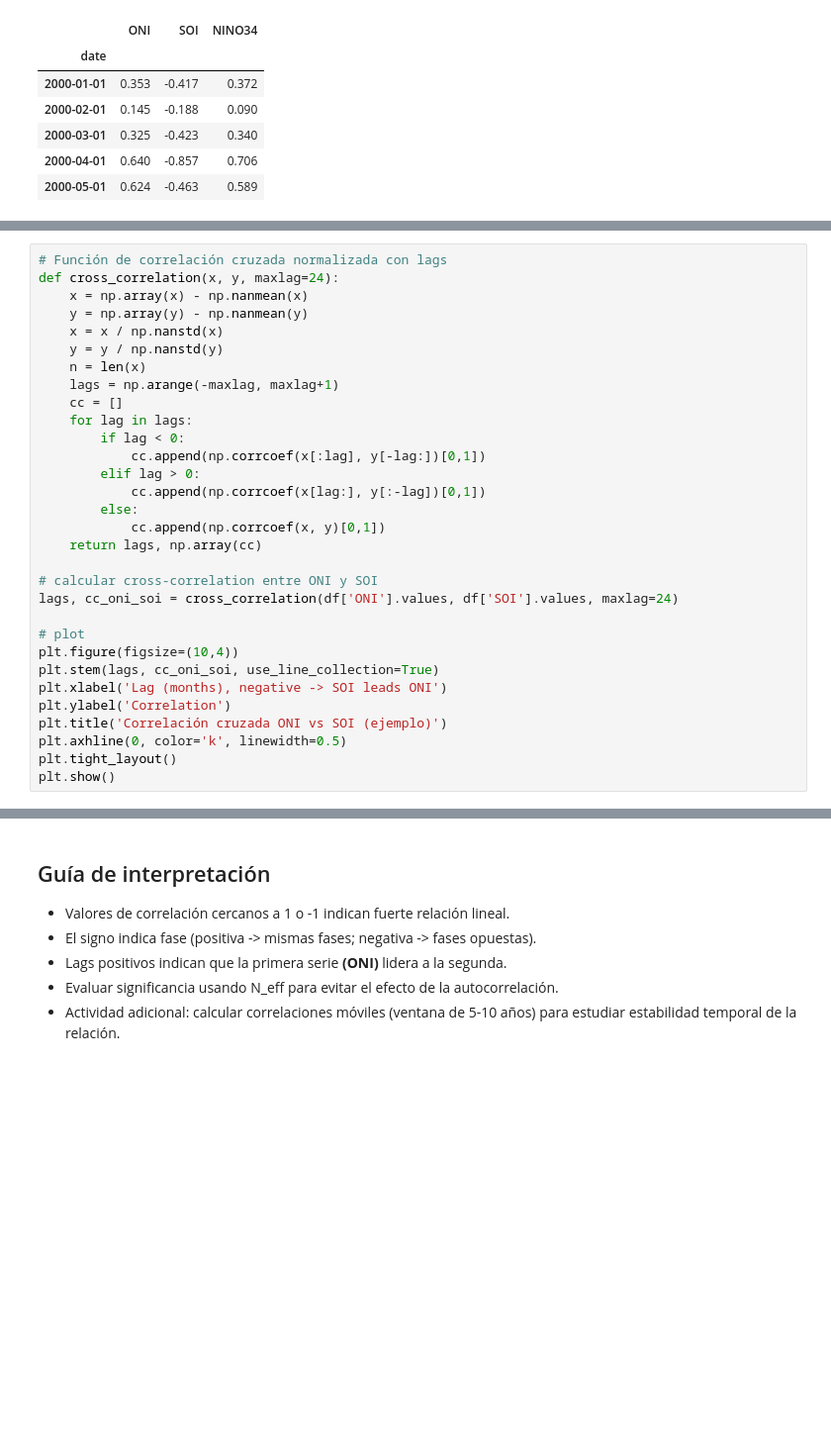
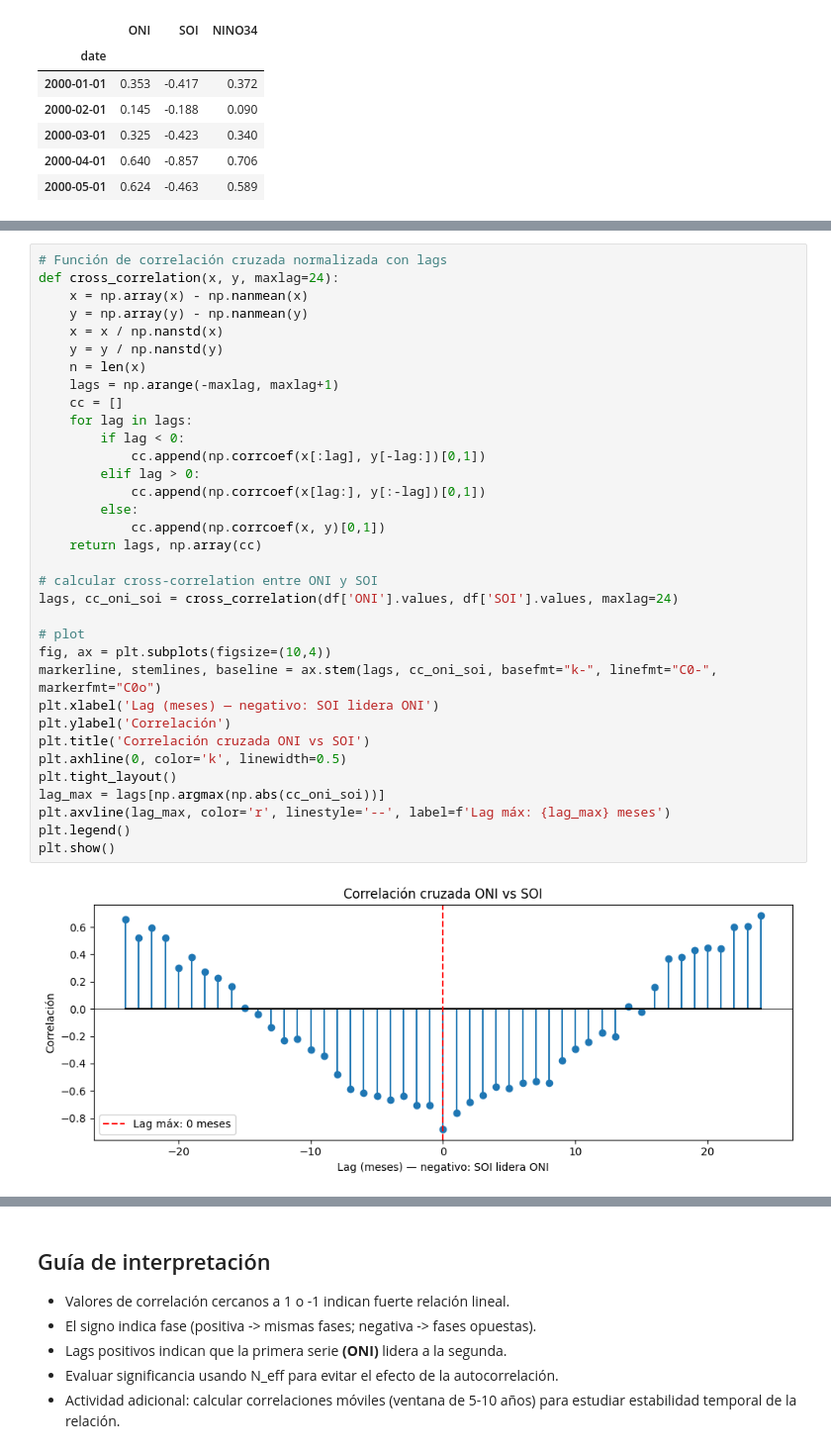
Before and after one commit to fbecker23/TP-Oceano---Circulacion-General, a Jupyter notebook: ejercicios/ejercicio-1/ejercicio_1_indices.ipynb, the cells around one changed output, grey strips where cells are left out. Shown at 99% size. Saved outputs shown, nothing was run; the diff lists cells and outputs as text; blank space fills up the shorter version.

```diff
--- a/ejercicios/ejercicio-1/ejercicio_1_indices.ipynb
+++ b/ejercicios/ejercicio-1/ejercicio_1_indices.ipynb
@@ -63,34 +66,39 @@ plt.show()
 # %%
 # Función de correlación cruzada normalizada con lags
 def cross_correlation(x, y, maxlag=24):
     x = np.array(x) - np.nanmean(x)
     y = np.array(y) - np.nanmean(y)
     x = x / np.nanstd(x)
     y = y / np.nanstd(y)
     n = len(x)
     lags = np.arange(-maxlag, maxlag+1)
     cc = []
     for lag in lags:
         if lag < 0:
             cc.append(np.corrcoef(x[:lag], y[-lag:])[0,1])
         elif lag > 0:
             cc.append(np.corrcoef(x[lag:], y[:-lag])[0,1])
         else:
             cc.append(np.corrcoef(x, y)[0,1])
     return lags, np.array(cc)
 
 # calcular cross-correlation entre ONI y SOI
 lags, cc_oni_soi = cross_correlation(df['ONI'].values, df['SOI'].values, maxlag=24)
 
 # plot
-plt.figure(figsize=(10,4))
-plt.stem(lags, cc_oni_soi, use_line_collection=True)
-plt.xlabel('Lag (months), negative -> SOI leads ONI')
-plt.ylabel('Correlation')
-plt.title('Correlación cruzada ONI vs SOI (ejemplo)')
+fig, ax = plt.subplots(figsize=(10,4))
+markerline, stemlines, baseline = ax.stem(lags, cc_oni_soi, basefmt="k-", linefmt="C0-", markerfmt="C0o")
+plt.xlabel('Lag (meses) — negativo: SOI lidera ONI')
+plt.ylabel('Correlación')
+plt.title('Correlación cruzada ONI vs SOI')
 plt.axhline(0, color='k', linewidth=0.5)
 plt.tight_layout()
+lag_max = lags[np.argmax(np.abs(cc_oni_soi))]
+plt.axvline(lag_max, color='r', linestyle='--', label=f'Lag máx: {lag_max} meses')
+plt.legend()
 plt.show()
+# %% [output]
+[figure, added]
 # %%
 # Estimación simple de significancia usando N_eff por autocorrelación lag-1
 def effective_sample_size(x):
```
Also changed, not shown: parts of 3 cells of this notebook.
